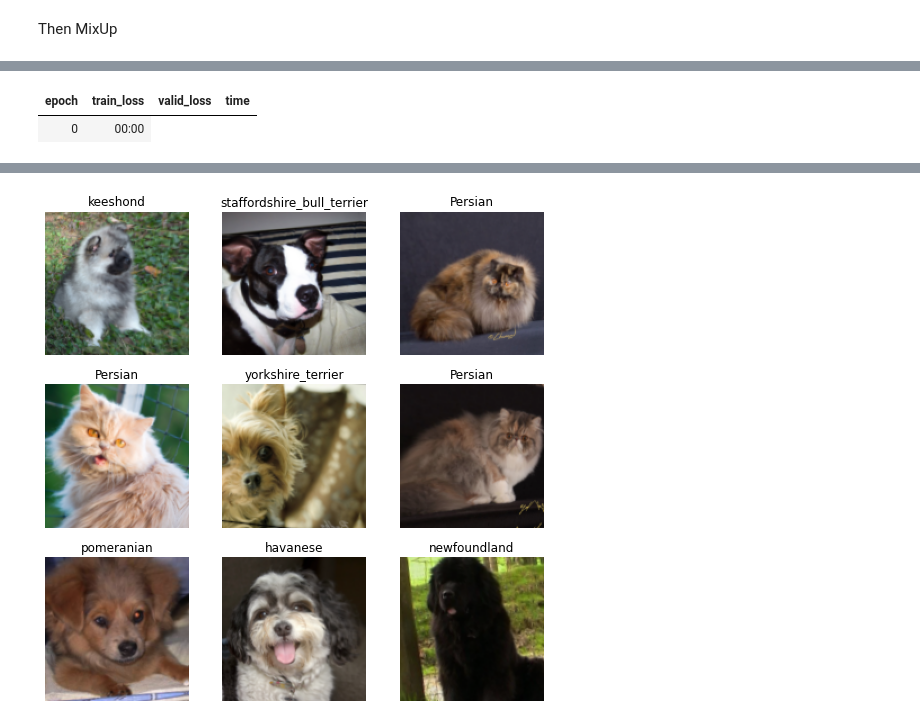
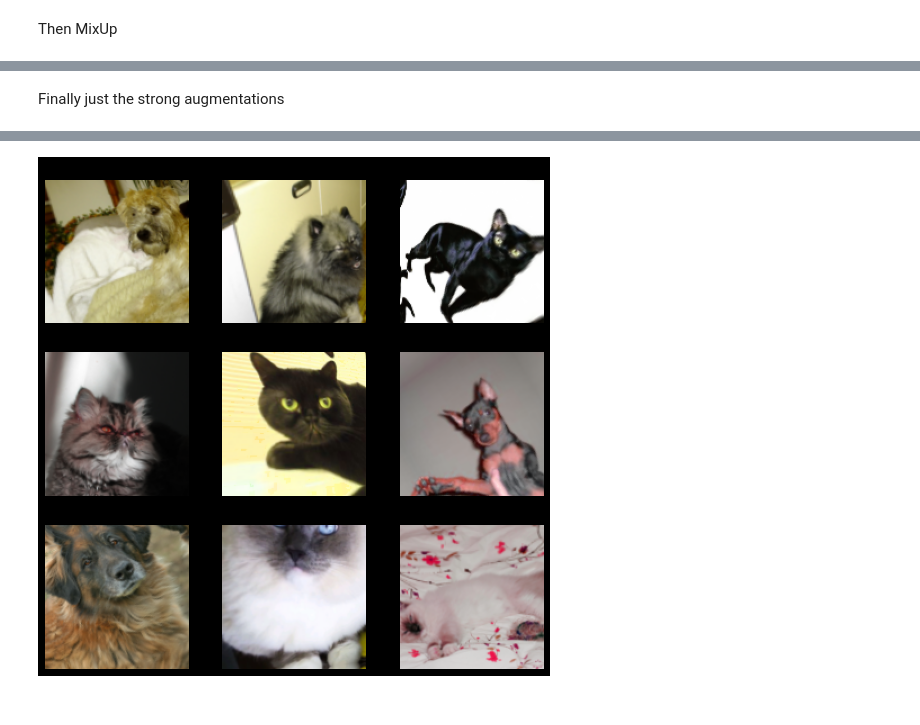
Before and after one commit to warner-benjamin/fastxtend, a Jupyter notebook: nbs/callback.cutmixup.ipynb, the cells around one changed output, grey strips where cells are left out. Drawn from its saved outputs; the diff is of its cells as text; code cells hidden in the pictures.

Commit message:
Add augmentation option for MixUp/CutMix to CutMixUpAugment

```diff
--- a/nbs/callback.cutmixup.ipynb
+++ b/nbs/callback.cutmixup.ipynb
@@ -49,7 +50,11 @@ class MixUp(MixHandlerX):
 #|export
 class CutMix(MixHandlerX):
     "Implementation of https://arxiv.org/abs/1905.04899"
-    def __init__(self, alpha=1.): super().__init__(alpha)
+    def __init__(self,
+        alpha:float=1. # Alpha & beta parametrization for `Beta` distribution
+    ):
+        super().__init__(alpha)
+
     def before_batch(self):
         bs, _, H, W = self.x.size()
         self.lam = self.distrib.sample((1,)).to(self.x.device)
@@ -170,38 +210,44 @@ I will use the testing method from fast.ai's [19_callback.mixup.ipynb](https://g
 #|hide
 #|slow
 import matplotlib.pyplot as plt
+from fastai.callback.training import ProgressCallback
 from fastai.data.external import untar_data, URLs
 from fastai.data.transforms import get_image_files
-from fastai.learner import Learner
+from fastai.learner import Learner, Recorder
 from fastai.losses import CrossEntropyLossFlat
-from fastai.vision.augment import Resize, aug_transforms
+from fastai.vision.augment import Resize, aug_transforms, Hue, Saturation
 from fastai.vision.core import imagenet_stats
 from fastai.vision.data import ImageDataLoaders
-from fastai.test_utils import *
+from fastxtend.test_utils import *
 
 # hide imported deprecation warnings from PyTorch 1.10
 import warnings
 warnings.filterwarnings('ignore')
 
-def test_cutmixup(cb, dls):
+def test_cutmixup(cb, more_augs=False):
+    norm = [Normalize.from_stats(*imagenet_stats)]
+    augs = [*aug_transforms(max_rotate=45, max_warp=0.3, max_lighting=0.3, xtra_tfms=[Hue(), Saturation()])]
+
+    path = untar_data(URLs.PETS)
+    pat        = r'([^/]+)_\d+.*$'
+    fnames     = get_image_files(path/'images')
+    item_tfms  = [Resize(128, method='crop')]
+    batch_tfms = norm+augs if more_augs else norm
+    dls = ImageDataLoaders.from_name_re(path, fnames, pat, bs=16, item_tfms=item_tfms,
+                                        batch_tfms=batch_tfms)
+
     with Learner(dls, nn.Linear(3,4), loss_func=CrossEntropyLossFlat(), cbs=cb) as learn:
+        learn.remove_cbs([Recorder, ProgressCallback])
         learn.epoch,learn.training = 0,True
         learn.dl = dls.train
         b = dls.one_batch()
         learn._split(b)
         learn('before_train')
         learn('before_batch')
+        learn('after_fit')
 
     _,axs = plt.subplots(3,3, figsize=(9,9))
     dls.show_batch(b=(cb.x, cb.y), ctxs=axs.flatten())
-
-path = untar_data(URLs.PETS)
-pat        = r'([^/]+)_\d+.*$'
-fnames     = get_image_files(path/'images')
-item_tfms  = [Resize(128, method='crop')]
-batch_tfms = [*aug_transforms(), Normalize.from_stats(*imagenet_stats)]
-dls = ImageDataLoaders.from_name_re(path, fnames, pat, bs=16, item_tfms=item_tfms,
-                                    batch_tfms=batch_tfms)
 # %% [markdown]
 ## Test CutMix
 # %% [markdown]
@@ -251,7 +317,8 @@ Finally Augmentations
+# %% [markdown]
+Finally just the strong augmentations
 # %%
 #|slow
-augment = CutMixUpAugment(cutmix_ratio=0, mixup_ratio=0, augment_ratio=1)
-test_cutmixup(augment, dls)
+with less_random():
+    augment = CutMixUpAugment(cutmix_ratio=0, mixup_ratio=0, augment_ratio=1)
+    test_cutmixup(augment, True)
 # %% [output]
-| epoch | train_loss | valid_loss | time |
-| 0 | 00:00 |
@@ -258 +326 @@ test_cutmixup(augment, dls)
-[figure, old version]
+[figure, new version]
```
Also changed, not shown: parts of 15 cells of this notebook, 3 other files.
